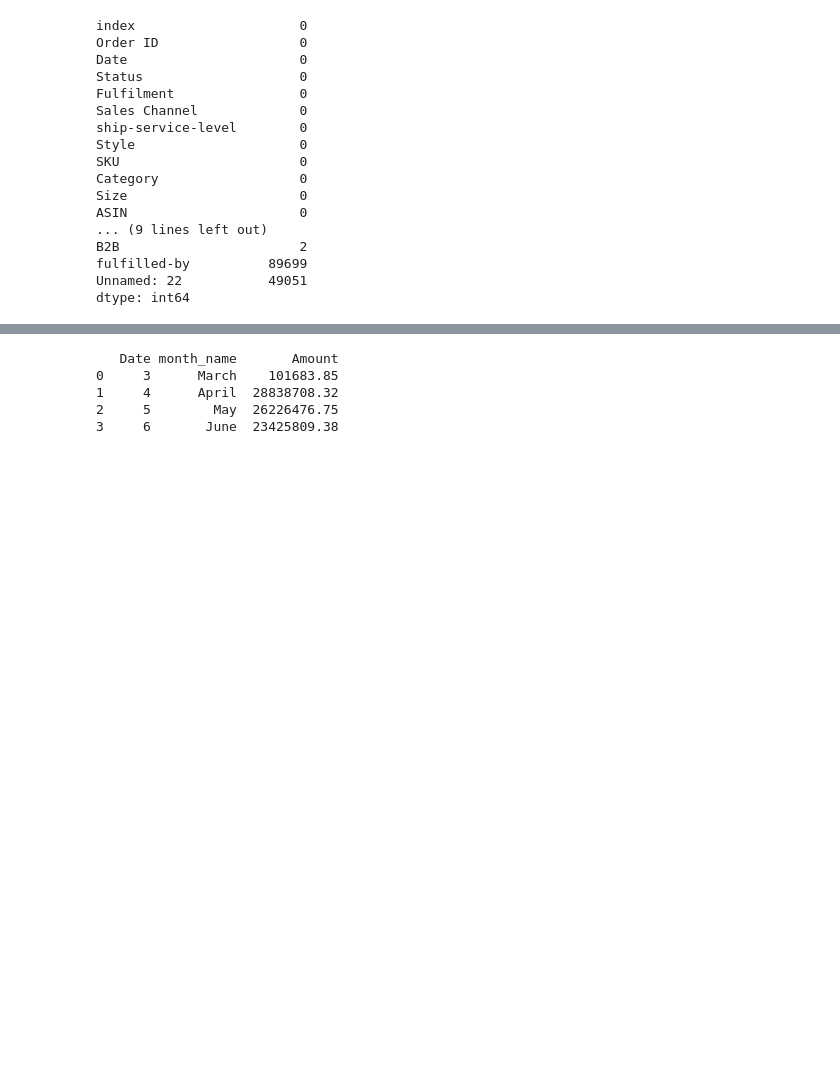
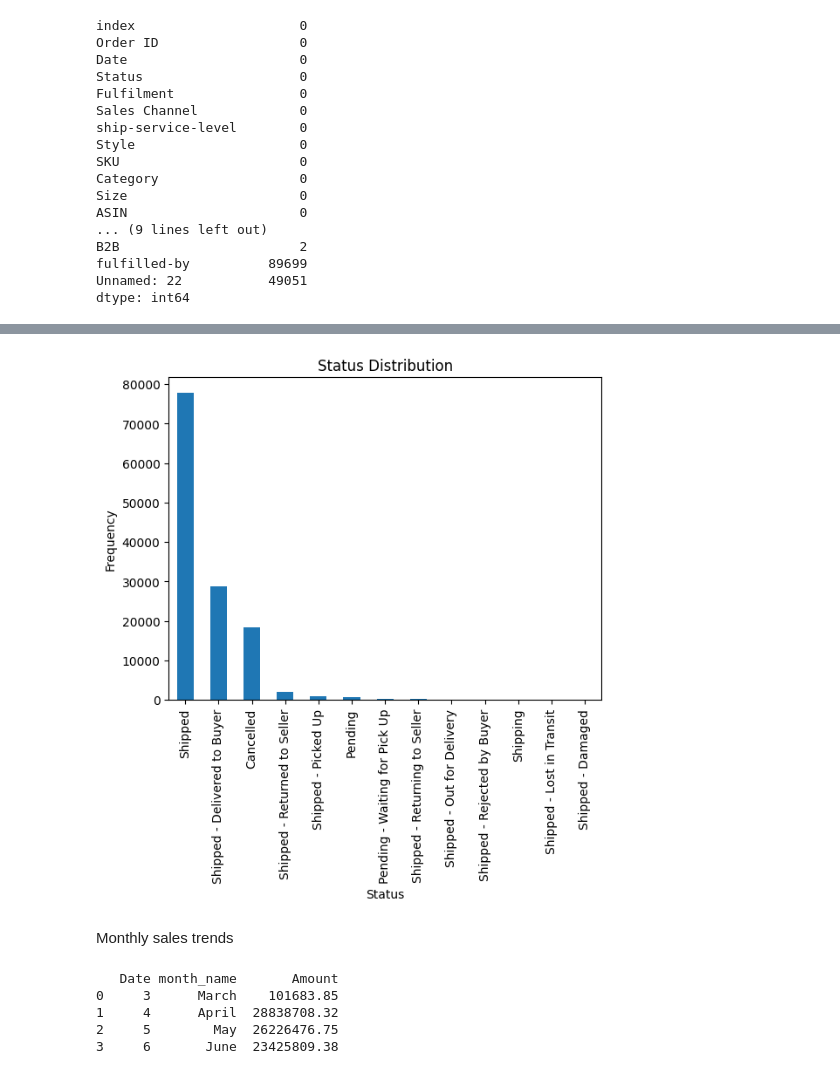
Before and after one commit to FairozMoheb/slash_task, a Jupyter notebook: eda-cleaning.ipynb, the cells around one changed output, grey strips where cells are left out. Drawn from its saved outputs; the diff is of its cells as text; code cells hidden in the pictures; blank space fills up the shorter version.

```diff
--- a/eda-cleaning.ipynb
+++ b/eda-cleaning.ipynb
@@ -362,3 +335,13 @@ report['ship-postal-code']=report['ship-postal-code'].astype('category')
+# %%
+report['Status'].value_counts().plot(kind='bar')
+plt.xlabel('Status')
+plt.ylabel('Frequency')
+plt.title('Status Distribution')
+plt.show()
+# %% [output]
+[figure, added]
+# %% [markdown]
+Monthly sales trends
 # %%
 
 report['month_name']=report['Date'].dt.strftime('%B')
```
Also changed, not shown: parts of 47 cells of this notebook.
